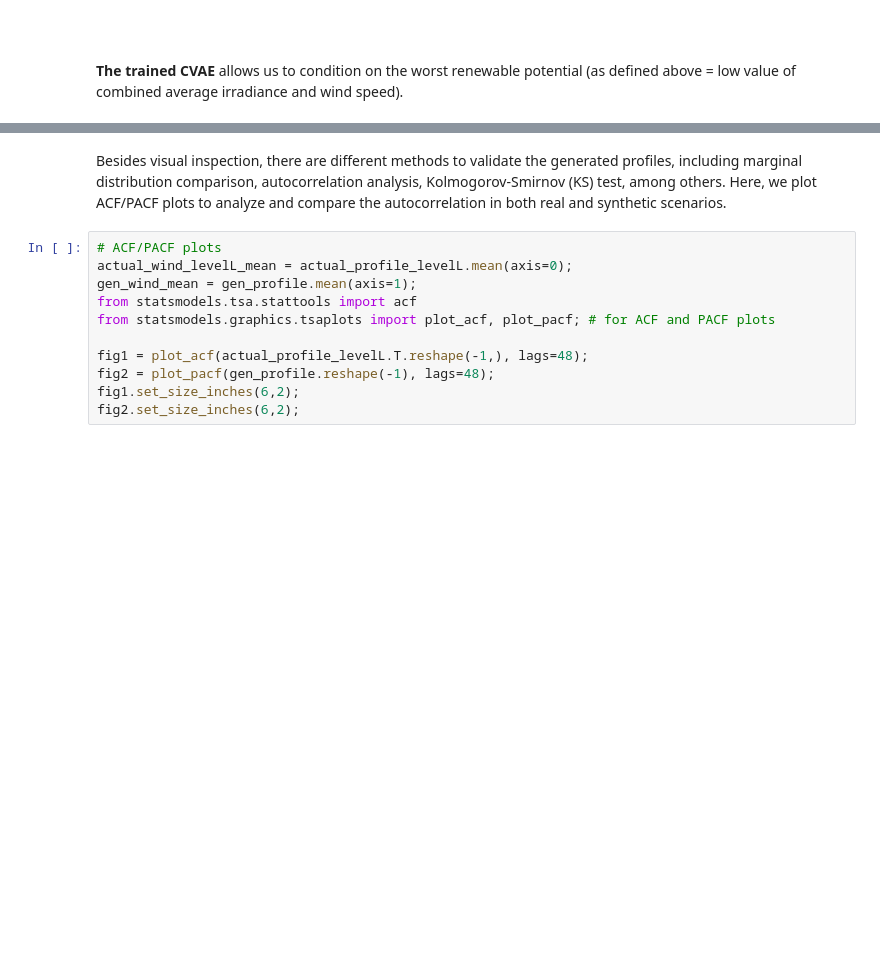
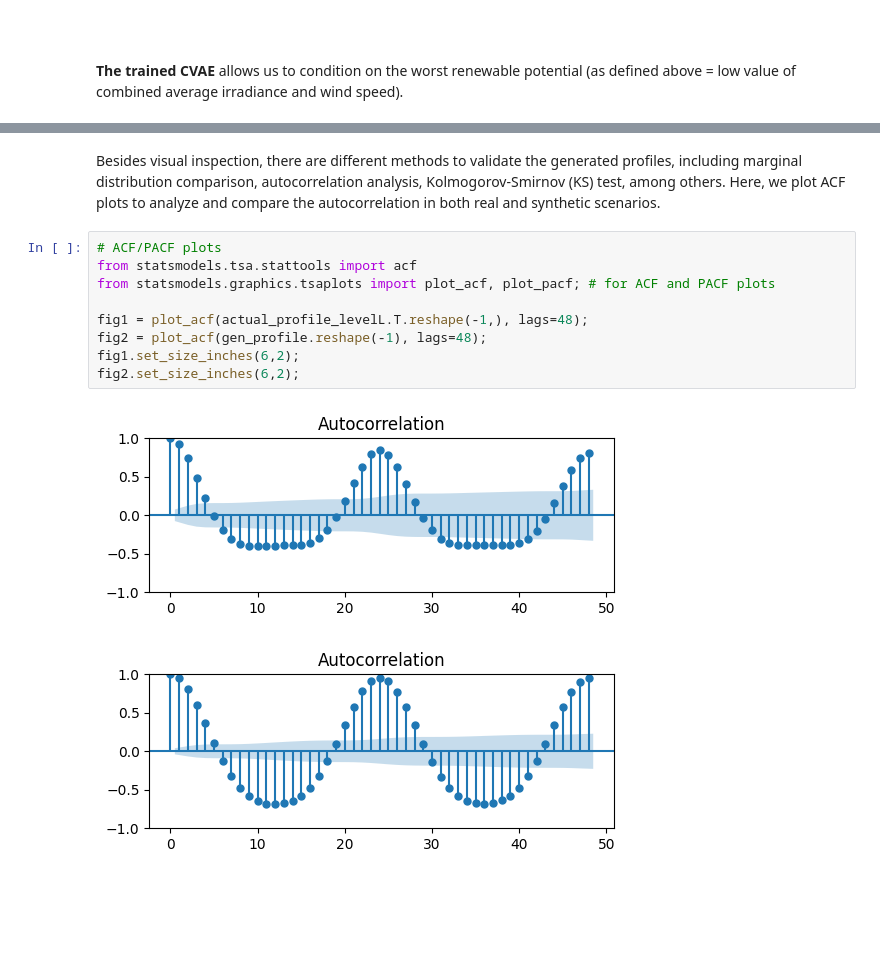
Before and after one commit to RahmanKhorramfar91/UAI_AI_Energy_Case_Studies, a Jupyter notebook: Case Study 2 - Extreme Events_Identification and Generation_.ipynb, the cells around one changed output, grey strips where cells are left out. Cells and saved outputs as stored; diff of their text form; blank space fills up the shorter version.

```diff
--- a/Case Study 2 - Extreme Events_Identification and Generation_.ipynb
+++ b/Case Study 2 - Extreme Events_Identification and Generation_.ipynb
@@ -695,16 +792,17 @@ ax[2].set_title('Generated profiles with low renewable potential', fontsize=9);
 # %% [markdown]
-Besides visual inspection, there are different methods to validate the generated profiles, including marginal distribution comparison, autocorrelation analysis, Kolmogorov-Smirnov (KS) test, among others. Here, we plot ACF/PACF plots to analyze and compare the autocorrelation in both real and synthetic scenarios.
+Besides visual inspection, there are different methods to validate the generated profiles, including marginal distribution comparison, autocorrelation analysis, Kolmogorov-Smirnov (KS) test, among others. Here, we plot ACF plots to analyze and compare the autocorrelation in both real and synthetic scenarios.
 # %%
 # ACF/PACF plots
-actual_wind_levelL_mean = actual_profile_levelL.mean(axis=0);
-gen_wind_mean = gen_profile.mean(axis=1);
 from statsmodels.tsa.stattools import acf
 from statsmodels.graphics.tsaplots import plot_acf, plot_pacf; # for ACF and PACF plots
 
 fig1 = plot_acf(actual_profile_levelL.T.reshape(-1,), lags=48);
-fig2 = plot_pacf(gen_profile.reshape(-1), lags=48);
+fig2 = plot_acf(gen_profile.reshape(-1), lags=48);
 fig1.set_size_inches(6,2);
 fig2.set_size_inches(6,2);
+# %% [output]
+[figure, added]
+[figure, added]
 # %% [markdown]
 <br>
 <br>
```
Also changed, not shown: parts of 18 cells of this notebook.
